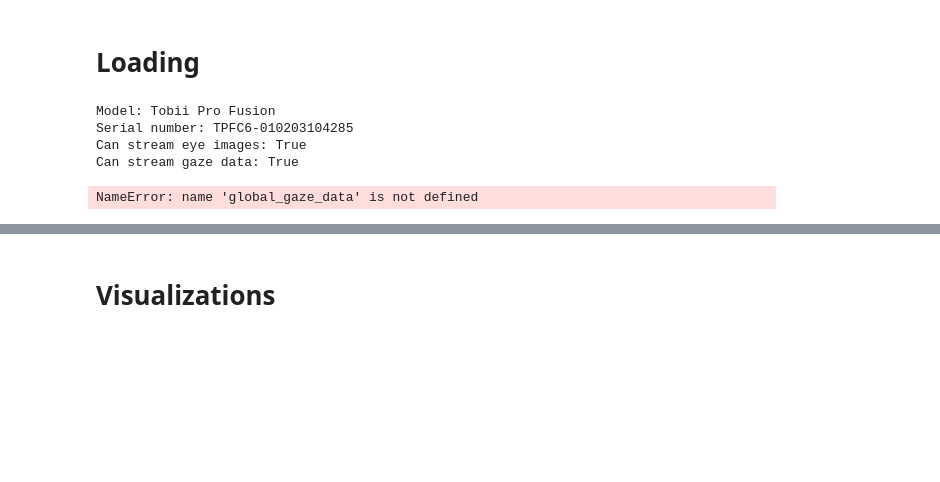
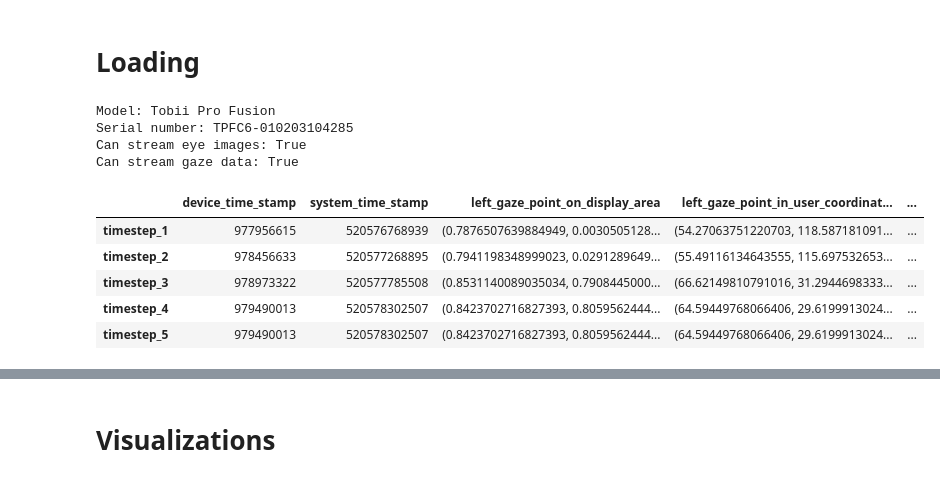
Before and after one commit to crasgaitis/opticars, a Jupyter notebook: test.ipynb, the cells around one changed output, grey strips where cells are left out. Drawn from its saved outputs; the diff is of its cells as text; code cells hidden in the pictures; blank space fills up the shorter version.

Commit message:
fix bug and add sample data

```diff
--- a/test.ipynb
+++ b/test.ipynb
@@ -15,12 +15,19 @@ def get_tracker():
     return tracker
 
 tracker = get_tracker()
-
-data, dict = build_dataset(tracker, 'title', tot_time_min=0.1, time_step_sec=0.1)
 # %% [output]
 Model: Tobii Pro Fusion
 Serial number: TPFC6-010203104285
 Can stream eye images: True
 Can stream gaze data: True
-NameError: name 'global_gaze_data' is not defined
+# %%
+data, dict = build_dataset(tracker, 'cat')
+data.head()
+# %% [output]
+|  | device_time_stamp | system_time_stamp | left_gaze_point_on_display_area | left_gaze_point_in_user_coordinat... | ... |
+| timestep_1 | 977956615 | 520576768939 | (0.7876507639884949, 0.0030505128... | (54.27063751220703, 118.587181091... | ... |
+| timestep_2 | 978456633 | 520577268895 | (0.7941198348999023, 0.0291289649... | (55.49116134643555, 115.697532653... | ... |
+| timestep_3 | 978973322 | 520577785508 | (0.8531140089035034, 0.7908445000... | (66.62149810791016, 31.2944698333... | ... |
+| timestep_4 | 979490013 | 520578302507 | (0.8423702716827393, 0.8059562444... | (64.59449768066406, 29.6199913024... | ... |
+| timestep_5 | 979490013 | 520578302507 | (0.8423702716827393, 0.8059562444... | (64.59449768066406, 29.6199913024... | ... |
 # %%
```
Also changed, not shown: parts of 8 cells of this notebook, 2 other files.
